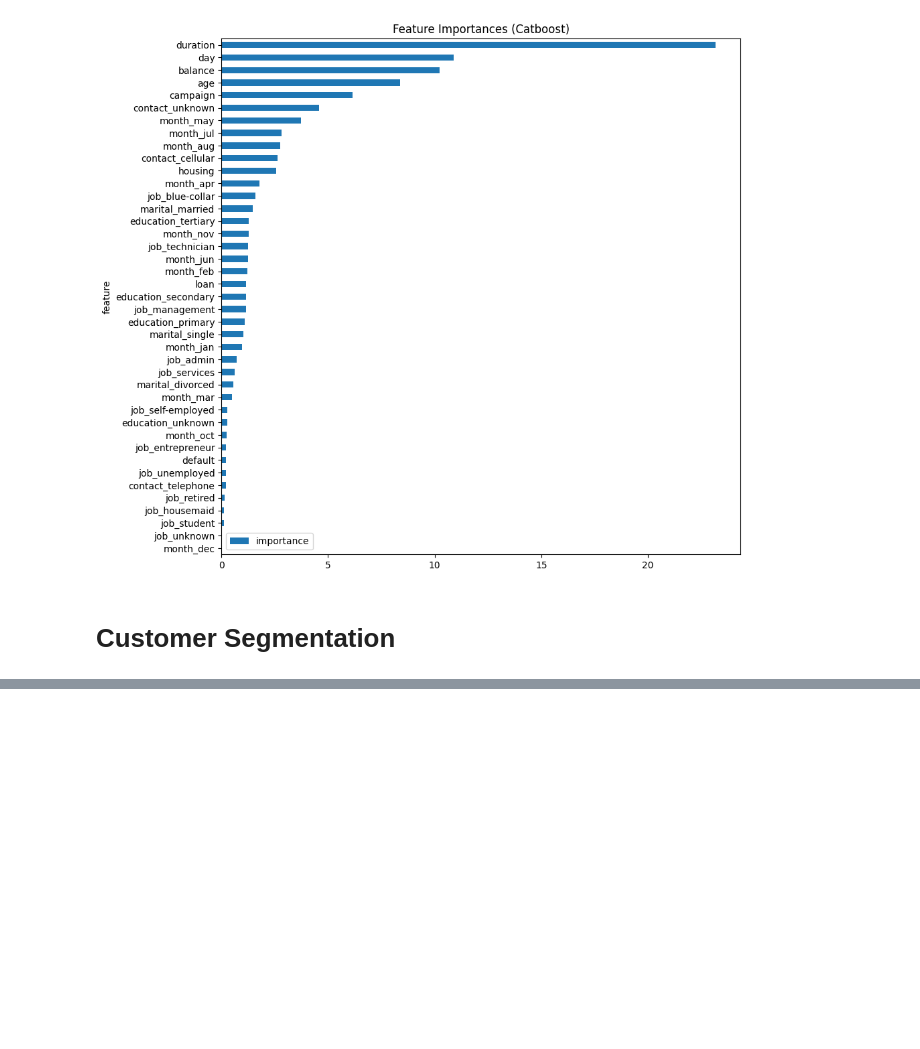
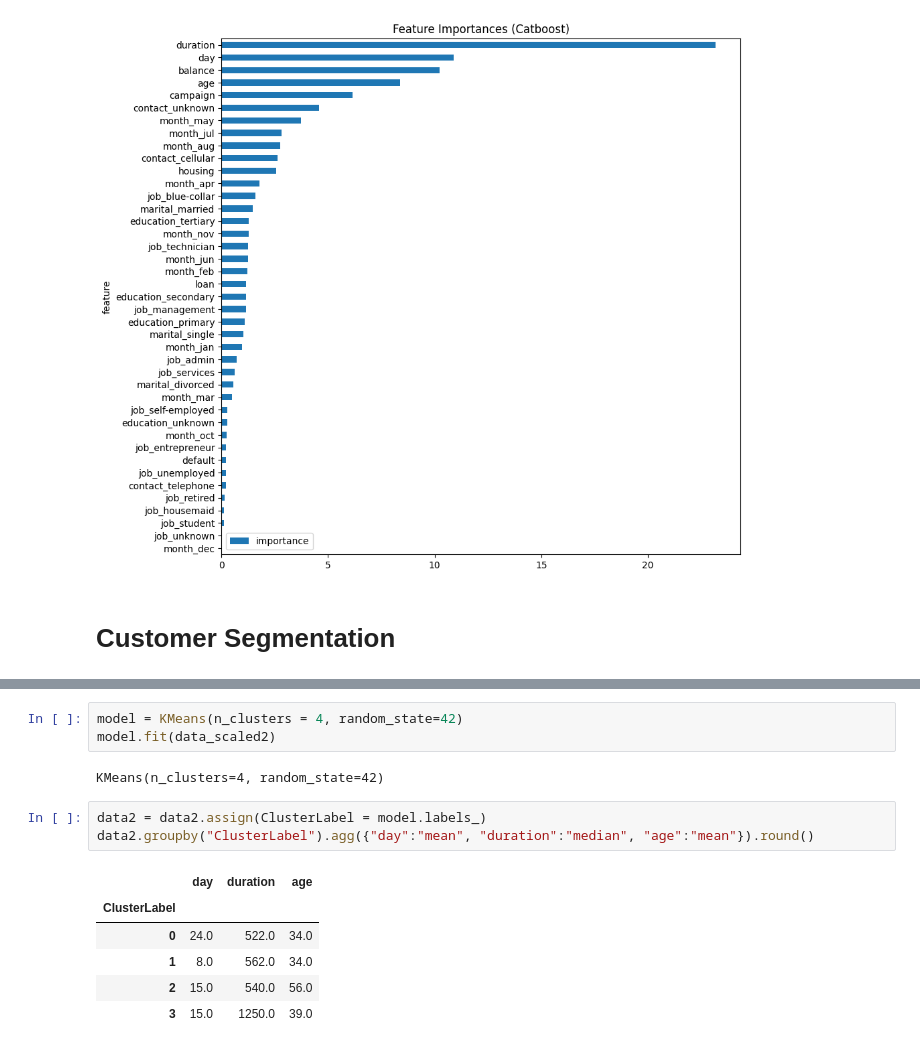
Before and after one commit to kuzhuppillil/4jwFB7LZrh7Mn9TT, a Jupyter notebook: Term_Deposit_Marketing.ipynb, the cells around one changed output, grey strips where cells are left out. Drawn from its saved outputs; the diff is of its cells as text; blank space fills up the shorter version.

```diff
--- a/Term_Deposit_Marketing.ipynb
+++ b/Term_Deposit_Marketing.ipynb
@@ -884,0 +917,15 @@ df.head()
+# %%
+model = KMeans(n_clusters = 4, random_state=42)
+model.fit(data_scaled2)
+# %% [output]
+KMeans(n_clusters=4, random_state=42)
+# %%
+data2 = data2.assign(ClusterLabel = model.labels_)
+data2.groupby("ClusterLabel").agg({"day":"mean", "duration":"median", "age":"mean"}).round()
+# %% [output]
+|  | day | duration | age |
+| ClusterLabel |  |  |  |
+| 0 | 24.0 | 522.0 | 34.0 |
+| 1 | 8.0 | 562.0 | 34.0 |
+| 2 | 15.0 | 540.0 | 56.0 |
+| 3 | 15.0 | 1250.0 | 39.0 |
```
Also changed, not shown: parts of 33 cells of this notebook.
